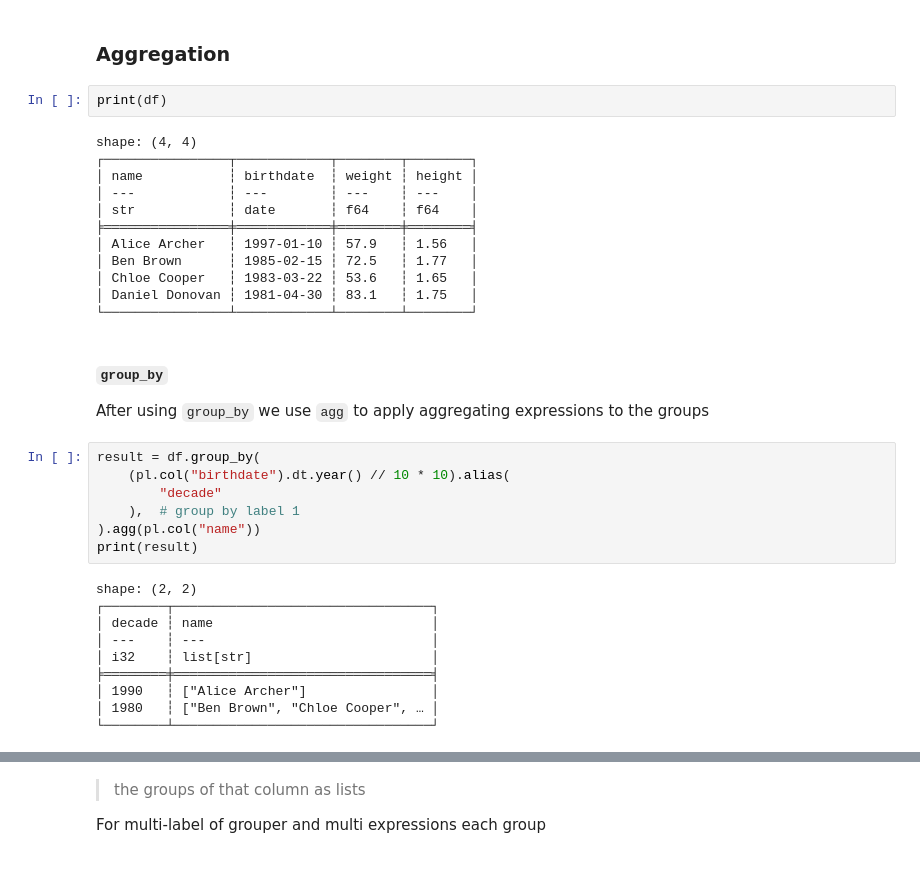
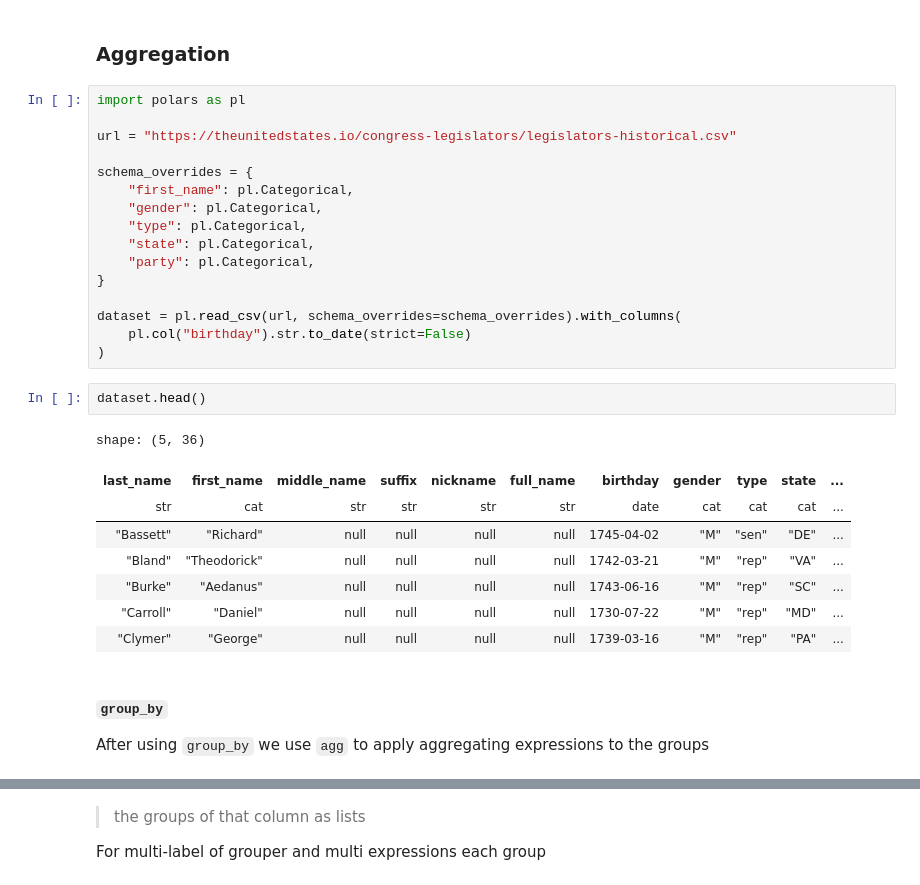
Before and after one commit to datkt1998/my_notebooks, a Jupyter notebook: coding/learning/contents/3_programming_and_frameworks/python/python_frameworks/polars/Polars.ipynb, the cells around one changed output, grey strips where cells are left out. Drawn from its saved outputs; the diff is of its cells as text.

Commit message:
add Polars

```diff
--- a/coding/learning/contents/3_programming_and_frameworks/python/python_frameworks/polars/Polars.ipynb
+++ b/coding/learning/contents/3_programming_and_frameworks/python/python_frameworks/polars/Polars.ipynb
@@ -1454,37 +2409,33 @@ True
 # %% [markdown]
 ### Aggregation
-# %%
-print(df)
-# %% [output]
-shape: (4, 4)
-┌────────────────┬────────────┬────────┬────────┐
-│ name           ┆ birthdate  ┆ weight ┆ height │
-│ ---            ┆ ---        ┆ ---    ┆ ---    │
-│ str            ┆ date       ┆ f64    ┆ f64    │
-╞════════════════╪════════════╪════════╪════════╡
-│ Alice Archer   ┆ 1997-01-10 ┆ 57.9   ┆ 1.56   │
-│ Ben Brown      ┆ 1985-02-15 ┆ 72.5   ┆ 1.77   │
-│ Chloe Cooper   ┆ 1983-03-22 ┆ 53.6   ┆ 1.65   │
-│ Daniel Donovan ┆ 1981-04-30 ┆ 83.1   ┆ 1.75   │
-└────────────────┴────────────┴────────┴────────┘
+# %%
+import polars as pl
+
+url = "https://theunitedstates.io/congress-legislators/legislators-historical.csv"
+
+schema_overrides = {
+    "first_name": pl.Categorical,
+    "gender": pl.Categorical,
+    "type": pl.Categorical,
+    "state": pl.Categorical,
+    "party": pl.Categorical,
+}
+
+dataset = pl.read_csv(url, schema_overrides=schema_overrides).with_columns(
+    pl.col("birthday").str.to_date(strict=False)
+)
+# %%
+dataset.head()
+# %% [output]
+shape: (5, 36)
+| last_name | first_name | middle_name | suffix | nickname | full_name | birthday | gender | type | state | ... |
+| str | cat | str | str | str | str | date | cat | cat | cat | ... |
+| "Bassett" | "Richard" | null | null | null | null | 1745-04-02 | "M" | "sen" | "DE" | ... |
+| "Bland" | "Theodorick" | null | null | null | null | 1742-03-21 | "M" | "rep" | "VA" | ... |
+| "Burke" | "Aedanus" | null | null | null | null | 1743-06-16 | "M" | "rep" | "SC" | ... |
+| "Carroll" | "Daniel" | null | null | null | null | 1730-07-22 | "M" | "rep" | "MD" | ... |
+| "Clymer" | "George" | null | null | null | null | 1739-03-16 | "M" | "rep" | "PA" | ... |
 # %% [markdown]
 #### **`group_by`**
 
 After using `group_by` we use `agg` to apply aggregating expressions to the groups
-# %%
-result = df.group_by(
-    (pl.col("birthdate").dt.year() // 10 * 10).alias(
-        "decade"
-    ),  # group by label 1
-).agg(pl.col("name"))
-print(result)
-# %% [output]
-shape: (2, 2)
-┌────────┬─────────────────────────────────┐
-│ decade ┆ name                            │
-│ ---    ┆ ---                             │
-│ i32    ┆ list[str]                       │
-╞════════╪═════════════════════════════════╡
-│ 1990   ┆ ["Alice Archer"]                │
-│ 1980   ┆ ["Ben Brown", "Chloe Cooper", … │
-└────────┴─────────────────────────────────┘
```
Also changed, not shown: parts of 140 cells of this notebook, 1 other file.
